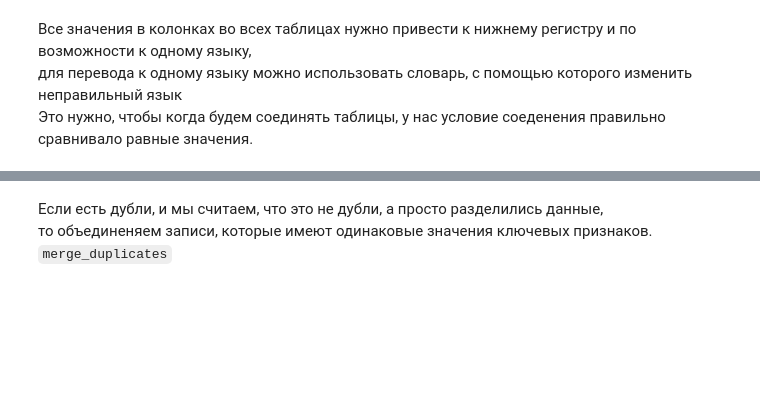
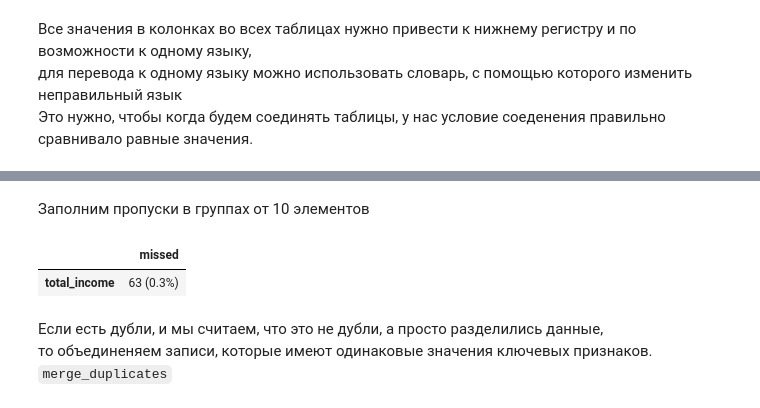
Before and after one commit to PAGriAnalytics/pagri_hard_skills, a Jupyter notebook: report_framework.ipynb, the cells around one changed output, grey strips where cells are left out. Cells and saved outputs as stored; diff of their text form; code cells hidden in the pictures; blank space fills up the shorter version.

```diff
--- a/report_framework.ipynb
+++ b/report_framework.ipynb
@@ -557,0 +567,4 @@ my_module.check_missed_value_in_df(df)
+# %%
+category_columns = ['education', 'family_status', 'gender', 'income_type']
+value_column = 'total_income'
+my_module.check_group_count(df, category_columns, value_column)
@@ -557,0 +573,2 @@ my_module.check_missed_value_in_df(df)
+# %%
+df[value_column] = my_module.fill_na_with_function_by_categories(df, category_columns, value_column, func='median', minimal_group_size=10)
@@ -621,3 +656,12 @@ my_module.fill_na_with_function_by_categories()
+# %% [markdown]
+Заполним пропуски в группах от 10 элементов
+# %%
+df[value_column] = my_module.fill_na_with_function_by_categories(df, category_columns, value_column, func='median', minimal_group_size=10)
+# %%
+my_module.check_missed_value_in_df(df)
+# %% [output]
+|  | missed |
+| total_income | 63 (0.3%) |
 # %% [markdown]
 Если есть дубли, и мы считаем, что это не дубли, а просто разделились данные,
 то объединеняем записи, которые имеют одинаковые значения ключевых признаков.
```
Also changed, not shown: parts of 43 cells of this notebook.
